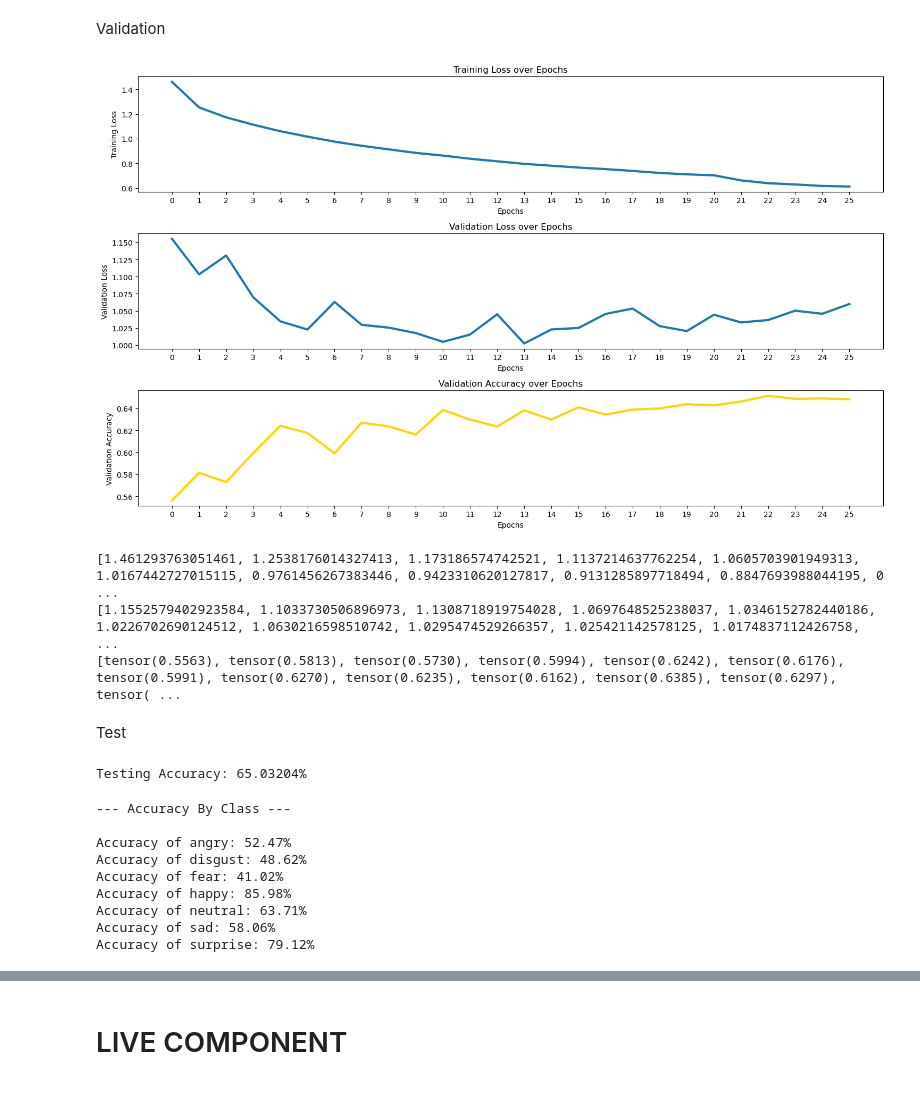
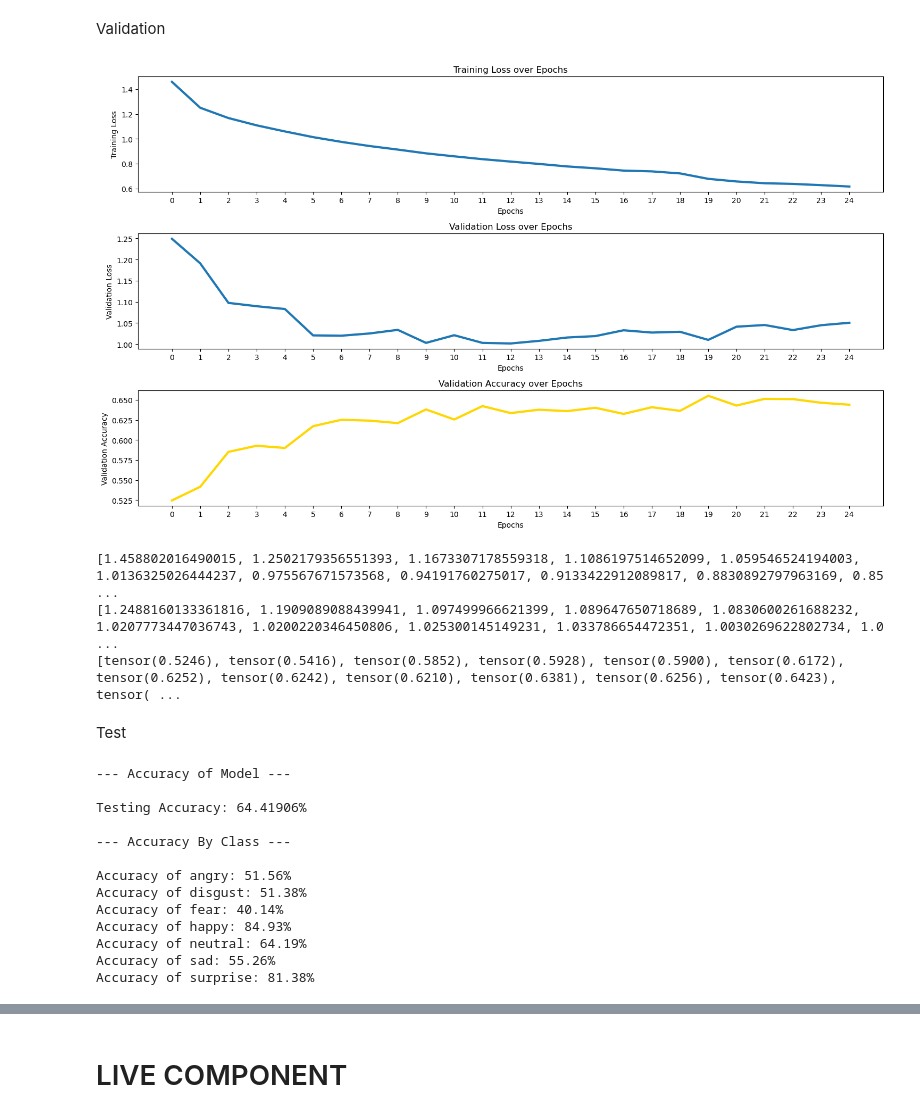
Before and after one commit to javiergd64/phys417final, a Jupyter notebook: final_template/Lab9_Template-with-other-implementation.ipynb, the cells around one changed output, grey strips where cells are left out. Cells and saved outputs as stored; diff of their text form; code cells hidden in the pictures.

Commit message:
Updated some code, uploaded images of graphs

```diff
--- a/final_template/Lab9_Template-with-other-implementation.ipynb
+++ b/final_template/Lab9_Template-with-other-implementation.ipynb
@@ -244,7 +244,7 @@ model = model.to(d) # Bc I wanted to use my gpu, also "sent" model to GPU to wor
 
 # Defining learning rate, epoch and batchsize for mini-batch gradient
 learning_rate = 0.001
-epochs = 30 #20 #30
+epochs = 25 #30 #20 #30
 
 ## Mini-batch set up, splitting up the tensors from before
 batchsize = 64
@@ -345,62 +345,64 @@ Validation
 # %%
 # Visualizing training loss and validation set accuracy
 plt.figure(figsize = (15, 9))
-num_to = 26
+num_to = epochs
 xt = np.arange(num_to)
 
 # Plot for Training Loss
 plt.subplot(3, 1, 1)
 plt.plot(train_loss_list[:num_to], linewidth = 3)
 plt.title("Training Loss over Epochs")
 plt.ylabel("Training Loss")
 plt.xlabel("Epochs")
 plt.xticks(xt)
 
 plt.subplot(3, 1, 2)
 plt.plot(validation_loss_list[:num_to], linewidth = 3)
 plt.title("Validation Loss over Epochs")
 plt.ylabel("Validation Loss")
 plt.xlabel("Epochs")
 plt.xticks(xt)
 
 # Accuracy for validation set
 plt.subplot(3, 1, 3)
 plt.plot(validation_accuracy_list[:num_to], linewidth = 3, color = 'gold')
 plt.title("Validation Accuracy over Epochs")
 plt.ylabel("Validation Accuracy")
 plt.xlabel("Epochs")
 plt.xticks(xt)
 plt.tight_layout() #googled for overlapping labels
 plt.show()
 # %% [output]
-[figure, old version]
+[figure, new version]
 # %%
 print(train_loss_list)
 print(validation_loss_list)
 print(validation_accuracy_list)
 # %% [output]
-[1.461293763051461, 1.2538176014327413, 1.173186574742521, 1.1137214637762254, 1.0605703901949313, 1.0167442727015115, 0.9761456267383446, 0.9423310620127817, 0.9131285897718494, 0.8847693988044195, 0 ...
-[1.1552579402923584, 1.1033730506896973, 1.1308718919754028, 1.0697648525238037, 1.0346152782440186, 1.0226702690124512, 1.0630216598510742, 1.0295474529266357, 1.025421142578125, 1.0174837112426758,  ...
-[tensor(0.5563), tensor(0.5813), tensor(0.5730), tensor(0.5994), tensor(0.6242), tensor(0.6176), tensor(0.5991), tensor(0.6270), tensor(0.6235), tensor(0.6162), tensor(0.6385), tensor(0.6297), tensor( ...
+[1.458802016490015, 1.2502179356551393, 1.1673307178559318, 1.1086197514652099, 1.059546524194003, 1.0136325026444237, 0.975567671573568, 0.94191760275017, 0.9133422912089817, 0.8830892797963169, 0.85 ...
+[1.2488160133361816, 1.1909089088439941, 1.097499966621399, 1.089647650718689, 1.0830600261688232, 1.0207773447036743, 1.0200220346450806, 1.025300145149231, 1.033786654472351, 1.0030269622802734, 1.0 ...
+[tensor(0.5246), tensor(0.5416), tensor(0.5852), tensor(0.5928), tensor(0.5900), tensor(0.6172), tensor(0.6252), tensor(0.6242), tensor(0.6210), tensor(0.6381), tensor(0.6256), tensor(0.6423), tensor( ...
 # %% [markdown]
 Test
-# %%
-# Compute the testing accuracy
-model.eval() # good practice again
-with torch.no_grad():
-    testing_inputs = testing_inputs.to(d)
-    testing_targets = testing_targets.to(d)
-    # testing model on test samples to get predicted values
-    y_pred_test = model(testing_inputs)
-
-    # Use the same technique as above to compute the testing classification accuracy
-    predicted_targets = torch.argmax(y_pred_test, dim=1)
-    correct = (predicted_targets == testing_targets).type(torch.FloatTensor)
-
-    print("Testing Accuracy: " + str(correct.mean().numpy()*100) + '%') # printing the percentage
-# %% [output]
-Testing Accuracy: 65.03204%
 # %%
+# Compute the testing accuracy of all classes.
+model.eval() # good practice again
+
+print("--- Accuracy of Model ---\n")
+with torch.no_grad():
+    testing_inputs = testing_inputs.to(d)
+    testing_targets = testing_targets.to(d)
+    # testing model on test samples to get predicted values
+    y_pred_test = model(testing_inputs)
+
+    # Use the same technique as above to compute the testing classification accuracy
+    predicted_targets = torch.argmax(y_pred_test, dim=1)
+    correct = (predicted_targets == testing_targets).type(torch.FloatTensor)
+
+    print("Testing Accuracy: " + str(correct.mean().numpy()*100) + '%\n') # printing the percentage
+
+## NOTE: This is per Class VVVV
+
 tt = testing_targets.cpu().numpy() #these are my true labels
 pt = predicted_targets.cpu().numpy() # these are the predicted labels
 
@@ -421,12 +423,16 @@ for i in range(7):
     print("Accuracy of", c[i]+":", f"{percent_k*100:.2f}%")
     # ^ I used an f-string cuz it made formatting the percentage nicer
 # %% [output]
+--- Accuracy of Model ---
+
+Testing Accuracy: 64.41906%
+
 --- Accuracy By Class ---
 
-Accuracy of angry: 52.47%
-Accuracy of disgust: 48.62%
-Accuracy of fear: 41.02%
-Accuracy of happy: 85.98%
-Accuracy of neutral: 63.71%
-Accuracy of sad: 58.06%
-Accuracy of surprise: 79.12%
+Accuracy of angry: 51.56%
+Accuracy of disgust: 51.38%
+Accuracy of fear: 40.14%
+Accuracy of happy: 84.93%
+Accuracy of neutral: 64.19%
+Accuracy of sad: 55.26%
+Accuracy of surprise: 81.38%
```
Also changed, not shown: parts of 4 cells of this notebook, 3 other files.
